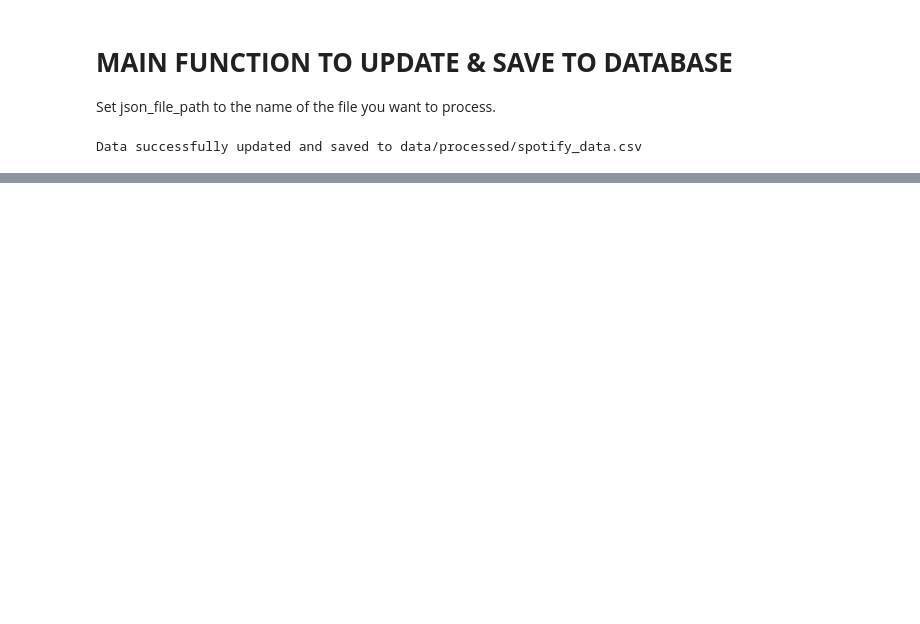
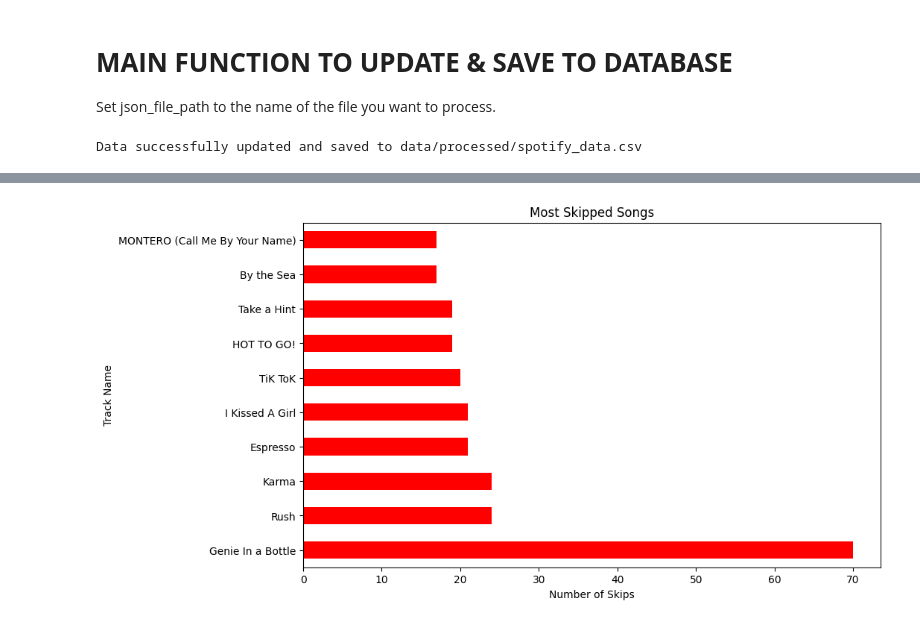
Before and after one commit to ezragershman/spotify-listening-data, a Jupyter notebook: notebooks/data_analysis.ipynb, the cells around one changed output, grey strips where cells are left out. Saved outputs shown, nothing was run; the diff lists cells and outputs as text; code cells hidden in the pictures; blank space fills up the shorter version.

```diff
--- a/notebooks/data_analysis.ipynb
+++ b/notebooks/data_analysis.ipynb
@@ -78,0 +175,16 @@ NameError: name 'data' is not defined
+# %%
+def clean_unknown_entries(df):
+    # Filter out rows where track or artist is 'Unknown'
+    cleaned_df = df[~df['track_name'].str.contains('Unknown', case=False, na=False)]
+    cleaned_df = cleaned_df[~df['artist_name'].str.contains('Unknown', case=False, na=False)]
+
+    # Optionally, return a separate DataFrame for "Unknown" entries if you want to analyze them
+    unknown_entries = df[df['track_name'].str.contains('Unknown', case=False, na=False) | df['artist_name'].str.contains('Unknown', case=False, na=False)]
+
+    return cleaned_df, unknown_entries
+
+cleaned_df, unknown_entries = clean_unknown_entries(df)
+
+# Display cleaned data and unknown entries
+print(f"Cleaned Data (first 5 rows):\n{cleaned_df.head()}")
+print(f"Unknown Entries (first 5 rows):\n{unknown_entries.head()}")
@@ -78,0 +209,15 @@ NameError: name 'data' is not defined
+# %%
+def identify_skipped_songs(df, skip_threshold=0.3):
+    # If you had track lengths, you could compare `ms_played` to track lengths (in ms).
+    # For now, we'll use a general approach based on how much was played.
+
+    # Find tracks that have been played for less than `skip_threshold` percentage
+    skipped_songs = df[df['ms_played'] < df['ms_played'].max() * skip_threshold]
+
+    # Count how often each track appears in the skipped songs
+    skipped_song_counts = skipped_songs['track_name'].value_counts()
+
+    return skipped_song_counts
+
+skipped_songs = identify_skipped_songs(cleaned_df)
+print(f"Skipped Songs (played less than 30%):\n{skipped_songs.head()}")
@@ -78,0 +233,12 @@ NameError: name 'data' is not defined
+# %%
+def plot_skipped_songs(skipped_song_counts, top_n=10):
+    # Plot the top N skipped songs as a bar chart
+    skipped_song_counts.head(top_n).plot(kind='barh', figsize=(10, 6), color='red')
+    plt.title('Most Skipped Songs')
+    plt.xlabel('Number of Skips')
+    plt.ylabel('Track Name')
+    plt.show()
+
+plot_skipped_songs(skipped_songs)
+# %% [output]
+[figure, added]
```
Also changed, not shown: parts of 10 cells of this notebook.
